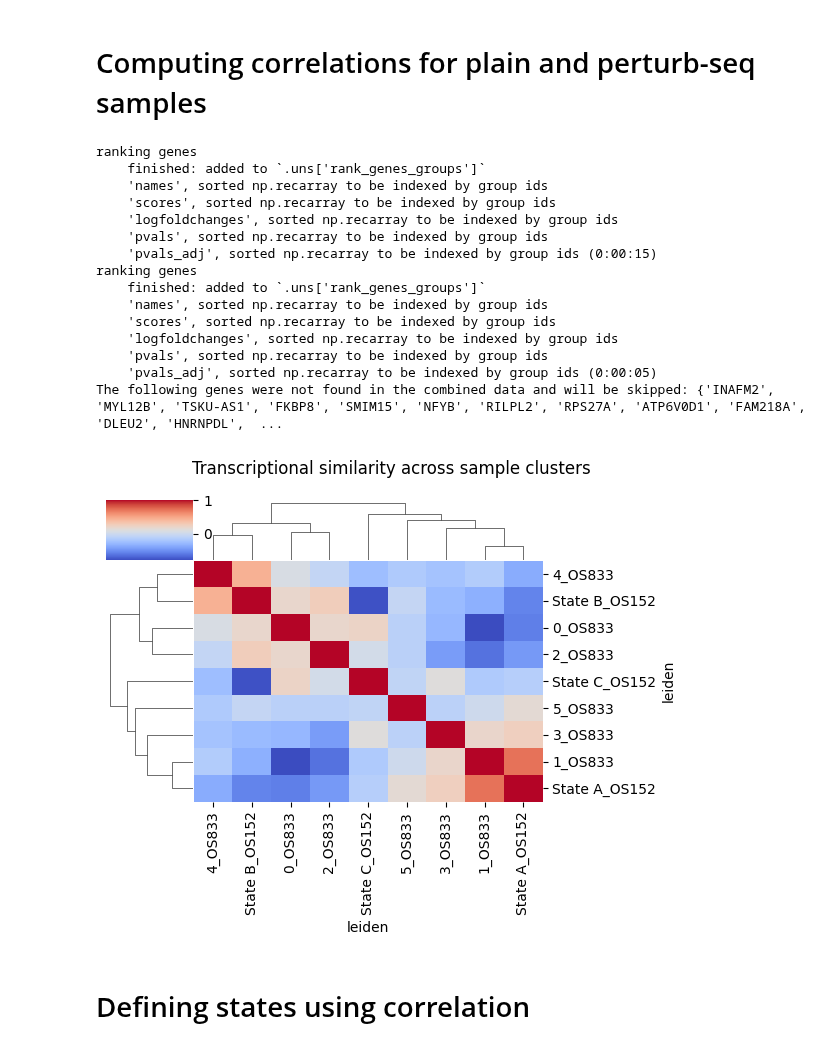
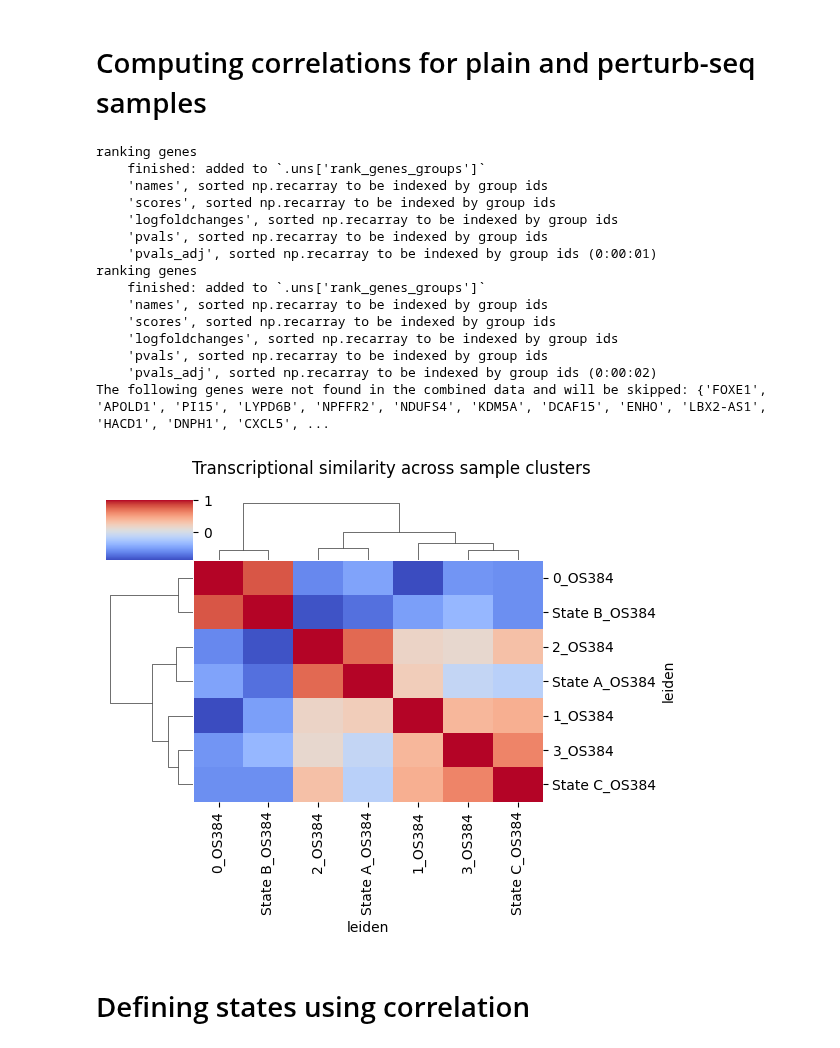
Before and after one commit to brendamelano/Reprogramming_Osteosarcoma, a Jupyter notebook: Perturb_seq_analysis/perturbseq_states.ipynb, the cells around one changed output. Saved outputs shown, nothing was run; the diff lists cells and outputs as text; code cells hidden in the pictures.

```diff
--- a/Perturb_seq_analysis/perturbseq_states.ipynb
+++ b/Perturb_seq_analysis/perturbseq_states.ipynb
@@ -49,7 +49,7 @@ Global seed set to 0
 # Read in the AnnData files and process them
 adata_list = []
 top_genes_all_samples = []
-sample_names_pert = ['OS833'] # ,,'OS833' ,'OS384','OS742'
+sample_names_pert = ['OS384'] # ,,'OS833' ,'OS384','OS742'
 
 
 for sample in sample_names_pert:
@@ -86,7 +86,7 @@ for sample in sample_names_pert:
     adata_list.append(adata)
 
 
-sample_names = ['OS152'] #, 'OS152',,'OS384','OS742'
+sample_names = ['OS384'] #, 'OS152',,'OS384','OS742'
 
 
 for sample in sample_names:
@@ -195,37 +195,37 @@ g = sns.clustermap(cluster_correlation, cmap='coolwarm', figsize=(6, 5))
 
 # Add the title to the figure
 g.fig.suptitle('Transcriptional similarity across sample clusters', fontsize=12)
 
 
 # Adjust the position of the title
 plt.subplots_adjust(top=0.9)
 
 
 # Saving the figure
 desktop_path = os.path.expanduser('~/Desktop')
 figure_path = os.path.join(desktop_path, 'Pert_Cluster_Transcriptional_Similarity.svg')
 g.savefig(figure_path, format='svg', dpi=300)
 
 
 # Display the plot
 plt.show()
 # %% [output]
 ranking genes
     finished: added to `.uns['rank_genes_groups']`
     'names', sorted np.recarray to be indexed by group ids
     'scores', sorted np.recarray to be indexed by group ids
     'logfoldchanges', sorted np.recarray to be indexed by group ids
     'pvals', sorted np.recarray to be indexed by group ids
-    'pvals_adj', sorted np.recarray to be indexed by group ids (0:00:15)
+    'pvals_adj', sorted np.recarray to be indexed by group ids (0:00:01)
 ranking genes
     finished: added to `.uns['rank_genes_groups']`
     'names', sorted np.recarray to be indexed by group ids
     'scores', sorted np.recarray to be indexed by group ids
     'logfoldchanges', sorted np.recarray to be indexed by group ids
     'pvals', sorted np.recarray to be indexed by group ids
-    'pvals_adj', sorted np.recarray to be indexed by group ids (0:00:05)
-The following genes were not found in the combined data and will be skipped: {'INAFM2', 'MYL12B', 'TSKU-AS1', 'FKBP8', 'SMIM15', 'NFYB', 'RILPL2', 'RPS27A', 'ATP6V0D1', 'FAM218A', 'DLEU2', 'HNRNPDL',  ...
+    'pvals_adj', sorted np.recarray to be indexed by group ids (0:00:02)
+The following genes were not found in the combined data and will be skipped: {'FOXE1', 'APOLD1', 'PI15', 'LYPD6B', 'NPFFR2', 'NDUFS4', 'KDM5A', 'DCAF15', 'ENHO', 'LBX2-AS1', 'HACD1', 'DNPH1', 'CXCL5', ...
-[figure, old version]
+[figure, new version]
 # %% [markdown]
 # Defining states using correlation
 # %%
```
Also changed, not shown: 1 other file.
